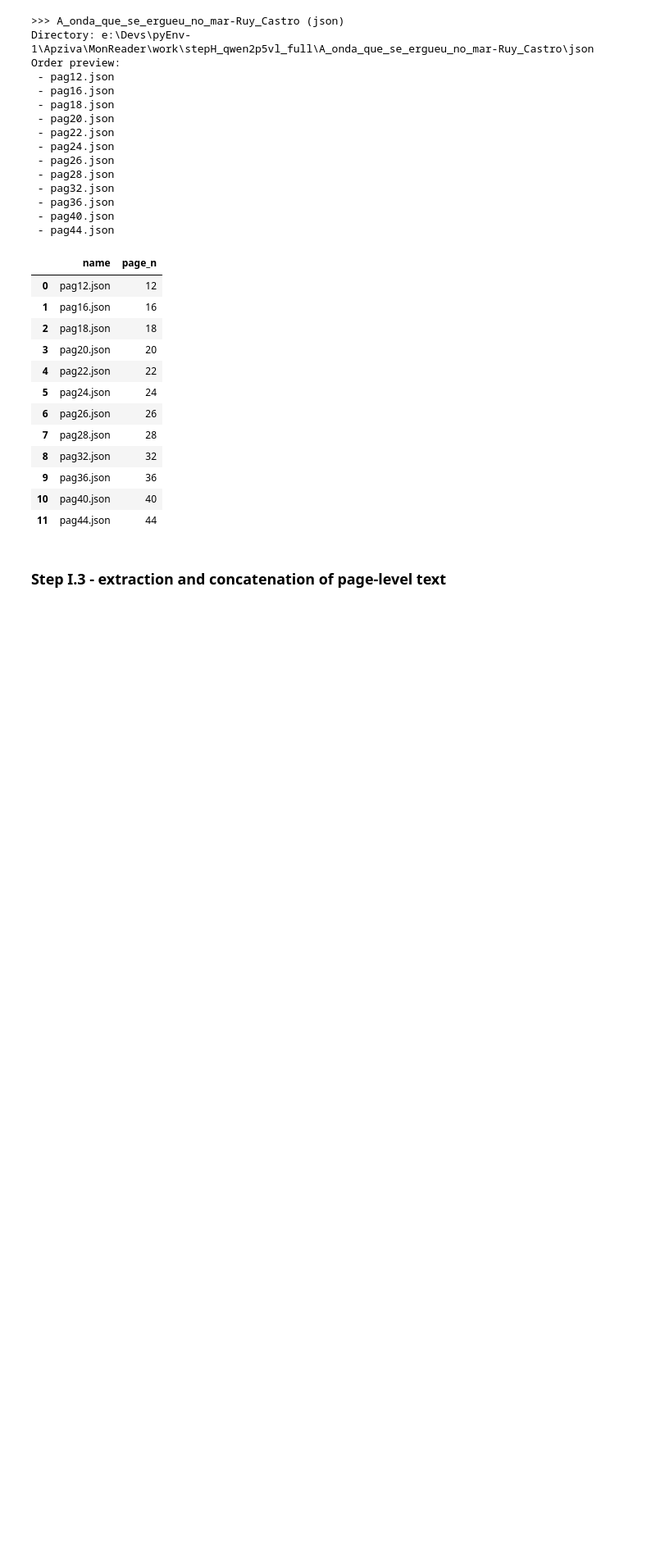
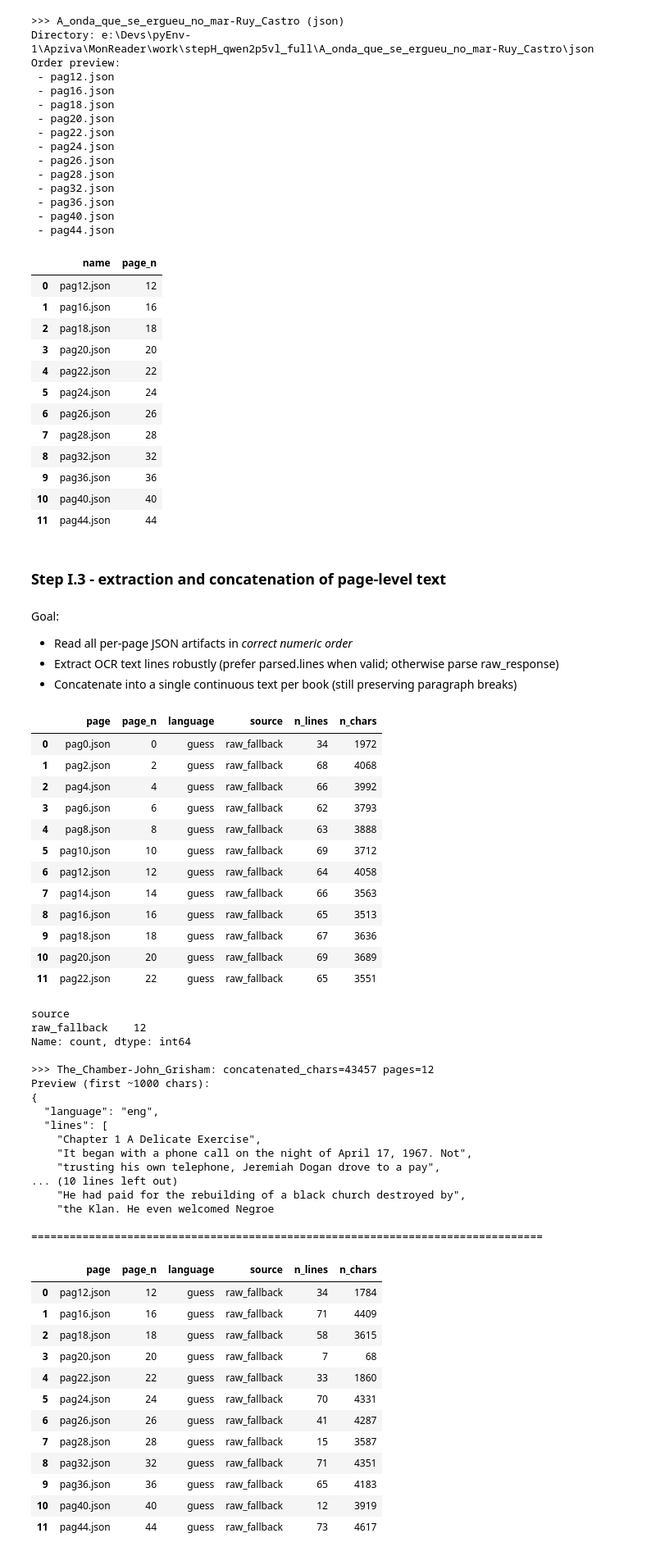
Before and after one commit to FederCO23/MonReader, a Jupyter notebook: MonReader_part4.ipynb, the cells around one changed output. Shown at 82% size. Saved outputs shown, nothing was run; the diff lists cells and outputs as text; code cells hidden in the pictures; blank space fills up the shorter version.

Commit message:
Include the Step I, with 7 internal steps, which converts the extracted OCR texts to input chunks for the TTS models

```diff
--- a/MonReader_part4.ipynb
+++ b/MonReader_part4.ipynb
@@ -138,12 +140,12 @@ from MonReader_tools import (
 # Run verification for both books (Step H JSON outputs)
 
 BOOKS = [
-    "The_Chamber-John_Grisham",
-    "A_onda_que_se_ergueu_no_mar-Ruy_Castro",
+    ("The_Chamber-John_Grisham", "eng"),
+    ("A_onda_que_se_ergueu_no_mar-Ruy_Castro", "por"),
 ]
 
 dfs = {}
-for b in BOOKS:
+for b,_ in BOOKS:
     dfs[b] = verify_page_order(b, which="json", preview=50)
     display(dfs[b].head(20))
 # %% [output]
@@ -205,3 +207,8 @@ Order preview:
 | 11 | pag44.json | 44 |
 # %% [markdown]
 ### Step I.3 - extraction and concatenation of page-level text
+# %% [markdown]
+Goal:
+- Read all per-page JSON artifacts in *correct numeric order*
+- Extract OCR text lines robustly (prefer parsed.lines when valid; otherwise parse raw_response)
+- Concatenate into a single continuous text per book (still preserving paragraph breaks)
@@ -207,0 +221,61 @@ Order preview:
+# %%
+# Run Step I.3 for both books
+
+book_texts = {}
+
+for book_id, _ in BOOKS:
+    df_pages = extract_book_pages(book_id)
+    display(df_pages[["page","page_n","language","source","n_lines","n_chars"]].head(20))
+    print(df_pages["source"].value_counts(dropna=False))
+
+    full_text = concatenate_book_text(df_pages)
+    book_texts[book_id] = full_text
+
+    print(f"\n>>> {book_id}: concatenated_chars={len(full_text)} pages={len(df_pages)}")
+    print("Preview (first ~1000 chars):")
+    print(full_text[:1000])
+    print("\n" + "="*80 + "\n")
+# %% [output]
+|  | page | page_n | language | source | n_lines | n_chars |
+| 0 | pag0.json | 0 | guess | raw_fallback | 34 | 1972 |
+| 1 | pag2.json | 2 | guess | raw_fallback | 68 | 4068 |
+| 2 | pag4.json | 4 | guess | raw_fallback | 66 | 3992 |
+| 3 | pag6.json | 6 | guess | raw_fallback | 62 | 3793 |
+| 4 | pag8.json | 8 | guess | raw_fallback | 63 | 3888 |
+| 5 | pag10.json | 10 | guess | raw_fallback | 69 | 3712 |
+| 6 | pag12.json | 12 | guess | raw_fallback | 64 | 4058 |
+| 7 | pag14.json | 14 | guess | raw_fallback | 66 | 3563 |
+| 8 | pag16.json | 16 | guess | raw_fallback | 65 | 3513 |
+| 9 | pag18.json | 18 | guess | raw_fallback | 67 | 3636 |
+| 10 | pag20.json | 20 | guess | raw_fallback | 69 | 3689 |
+| 11 | pag22.json | 22 | guess | raw_fallback | 65 | 3551 |
+source
+raw_fallback    12
+Name: count, dtype: int64
+
+>>> The_Chamber-John_Grisham: concatenated_chars=43457 pages=12
+Preview (first ~1000 chars):
+{
+  "language": "eng",
+  "lines": [
+    "Chapter 1 A Delicate Exercise",
+    "It began with a phone call on the night of April 17, 1967. Not",
+    "trusting his own telephone, Jeremiah Dogan drove to a pay",
+... (10 lines left out)
+    "He had paid for the rebuilding of a black church destroyed by",
+    "the Klan. He even welcomed Negroe
+
+================================================================================
+|  | page | page_n | language | source | n_lines | n_chars |
+| 0 | pag12.json | 12 | guess | raw_fallback | 34 | 1784 |
+| 1 | pag16.json | 16 | guess | raw_fallback | 71 | 4409 |
+| 2 | pag18.json | 18 | guess | raw_fallback | 58 | 3615 |
+| 3 | pag20.json | 20 | guess | raw_fallback | 7 | 68 |
+| 4 | pag22.json | 22 | guess | raw_fallback | 33 | 1860 |
+| 5 | pag24.json | 24 | guess | raw_fallback | 70 | 4331 |
+| 6 | pag26.json | 26 | guess | raw_fallback | 41 | 4287 |
+| 7 | pag28.json | 28 | guess | raw_fallback | 15 | 3587 |
+| 8 | pag32.json | 32 | guess | raw_fallback | 71 | 4351 |
+| 9 | pag36.json | 36 | guess | raw_fallback | 65 | 4183 |
+| 10 | pag40.json | 40 | guess | raw_fallback | 12 | 3919 |
+| 11 | pag44.json | 44 | guess | raw_fallback | 73 | 4617 |
```
Also changed, not shown: parts of 23 cells of this notebook.
